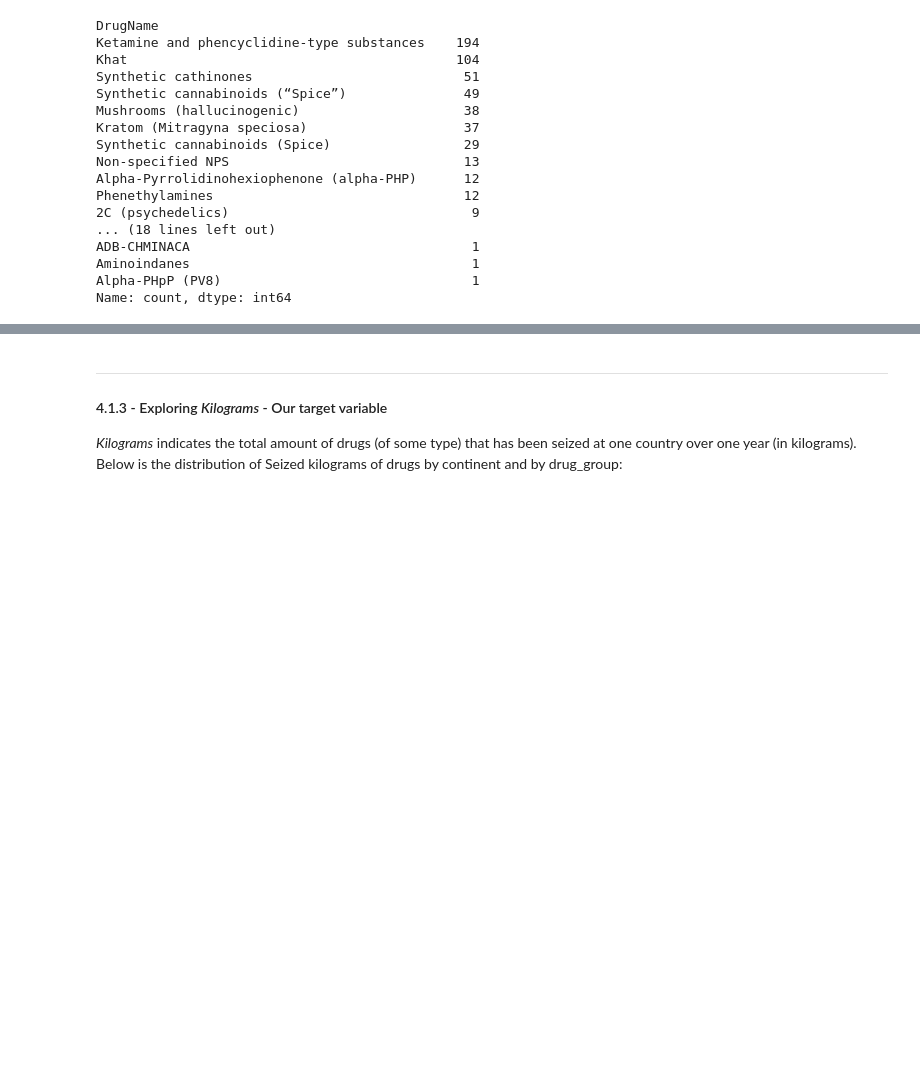
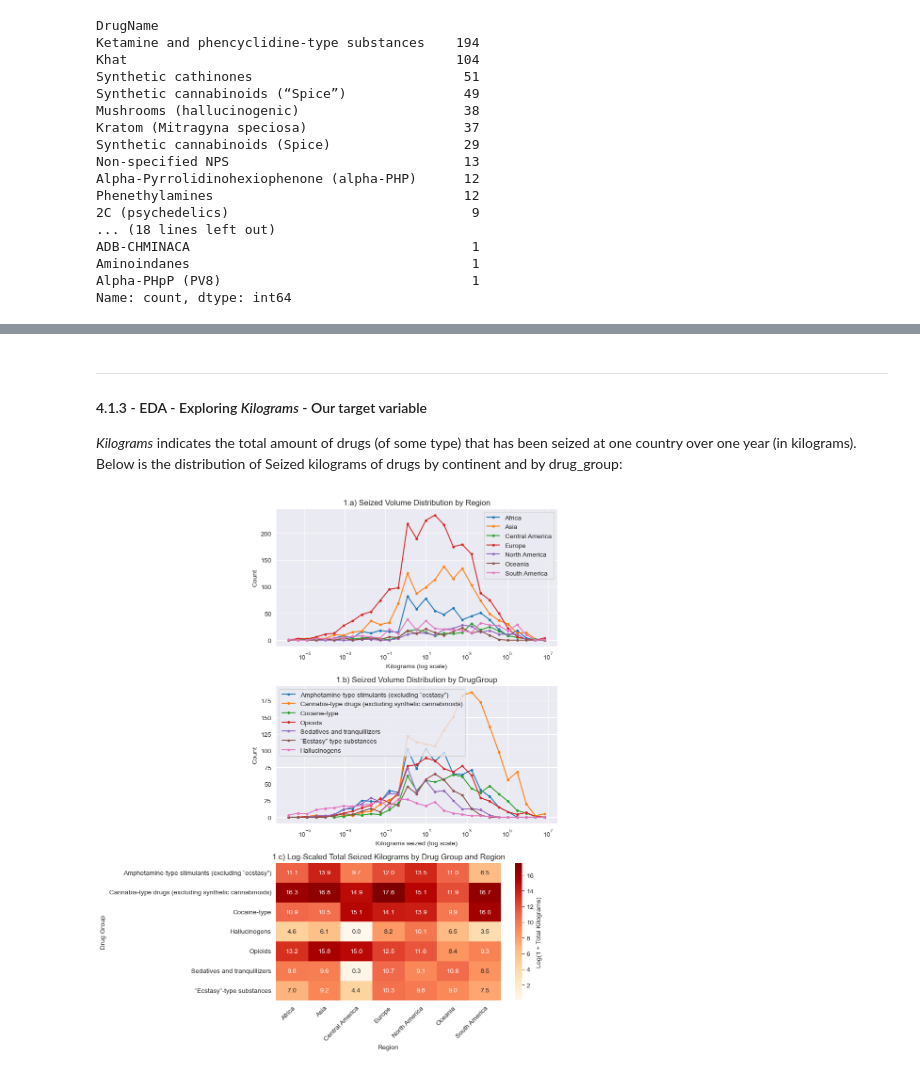
Before and after one commit to ArieStoli/ds-lab-2025, a Jupyter notebook: data_preprocessing.ipynb, the cells around one changed output, grey strips where cells are left out. Drawn from its saved outputs; the diff is of its cells as text; code cells hidden in the pictures; blank space fills up the shorter version.

```diff
--- a/data_preprocessing.ipynb
+++ b/data_preprocessing.ipynb
@@ -225,6 +286,70 @@ seizures_df[['Region', 'Country', 'DrugGroup', 'DrugSubGroup', 'Kilograms']].gro
 # %% [markdown]
 ---
 
-#### 4.1.3 - Exploring _Kilograms_ - Our target variable
+#### 4.1.3 - EDA - Exploring _Kilograms_ - Our target variable
 
 _Kilograms_ indicates the total amount of drugs (of some type) that has been seized at one country over one year (in kilograms). Below is the distribution of Seized kilograms of drugs by continent and by drug_group:
+# %%
+# Define bins for Kilograms using log scale
+bins = np.logspace(np.log10(final_seizures_df['seizure_volume'].min() + 1e-6), np.log10(final_seizures_df['seizure_volume'].max()), 30)
+
+# Create subplots
+fig, (ax1, ax2, ax3) = plt.subplots(3, 1, figsize=(10, 12))
+
+# Plot for Region
+for region in final_seizures_df['region'].unique():
+    counts, _ = np.histogram(final_seizures_df[final_seizures_df['region'] == region]['seizure_volume'], bins=bins)
+    bin_centers = np.sqrt(bins[:-1] * bins[1:])
+    ax1.plot(bin_centers, counts, marker='o', linestyle='-', markersize=3, label=region)
+ax1.set_xlabel('Kilograms (log scale)')
+ax1.set_ylabel('Count')
+ax1.set_xscale('log')
+ax1.set_title('1.a) Seized Volume Distribution by Region')
+ax1.legend()
+
+# Plot for DrugGroup
+for drug_group in final_seizures_df['drug_group'].unique():
+    counts, _ = np.histogram(final_seizures_df[final_seizures_df['drug_group'] == drug_group]['seizure_volume'], bins=bins)
+    bin_centers = np.sqrt(bins[:-1] * bins[1:])
+    ax2.plot(bin_centers, counts, marker='o', linestyle='-', markersize=3, label=drug_group)
+ax2.set_xlabel('Kilograms seized (log scale)')
+ax2.set_ylabel('Count')
+ax2.set_xscale('log')
+ax2.set_title("1.b) Seized Volume Distribution by DrugGroup")
+ax2.legend()
+
+# Plot the relation: Heatmap of total Kilograms by DrugGroup and Region
+# Pivot the table to get total kilograms for each DrugGroup and Region combination
+try:
+    pivot_table = final_seizures_df.pivot_table(
+        values='seizure_volume',
+        index='drug_group',
+        columns='region',
+        aggfunc='sum',  # Sum of kilograms
+        fill_value=0    # Fill missing combinations with 0
+    )
+
+    # Transform the pivot_table to a log scale for the heatmap
+    # Using np.log1p to handle potential zeros (log(1+x))
+    # This ensures that 0 values become log(1) = 0, and small positive values are handled appropriately.
+    log_pivot_table = np.log1p(pivot_table)
+
+    # Plot the heatmap on ax3 using the log-scaled data
+    if not log_pivot_table.empty: # Check the transformed table
+        sns.heatmap(log_pivot_table, annot=True, fmt=".1f", cmap="OrRd", ax=ax3, cbar_kws={'label': 'Log(1 + Total Kilograms)'})
+        ax3.set_title('1.c) Log-Scaled Total Seized Kilograms by Drug Group and Region') # Updated title for clarity
+        ax3.set_xlabel('Region')
+        ax3.set_ylabel('Drug Group')
+        # Rotate x-axis labels for better readability if there are many regions
+        plt.setp(ax3.xaxis.get_majorticklabels(), rotation=45, ha="right", rotation_mode="anchor")
+    else:
+        ax3.text(0.5, 0.5, "Not enough data to create log-scaled heatmap", ha='center', va='center') # Updated message
+
+except Exception as e:
+    ax3.text(0.5, 0.5, f"Error creating heatmap: {e}", ha='center', va='center', wrap=True)
+
+# Adjust layout
+plt.tight_layout()
+plt.show()
+# %% [output]
+[figure, added]
```
Also changed, not shown: parts of 31 cells of this notebook, 2 other files.
